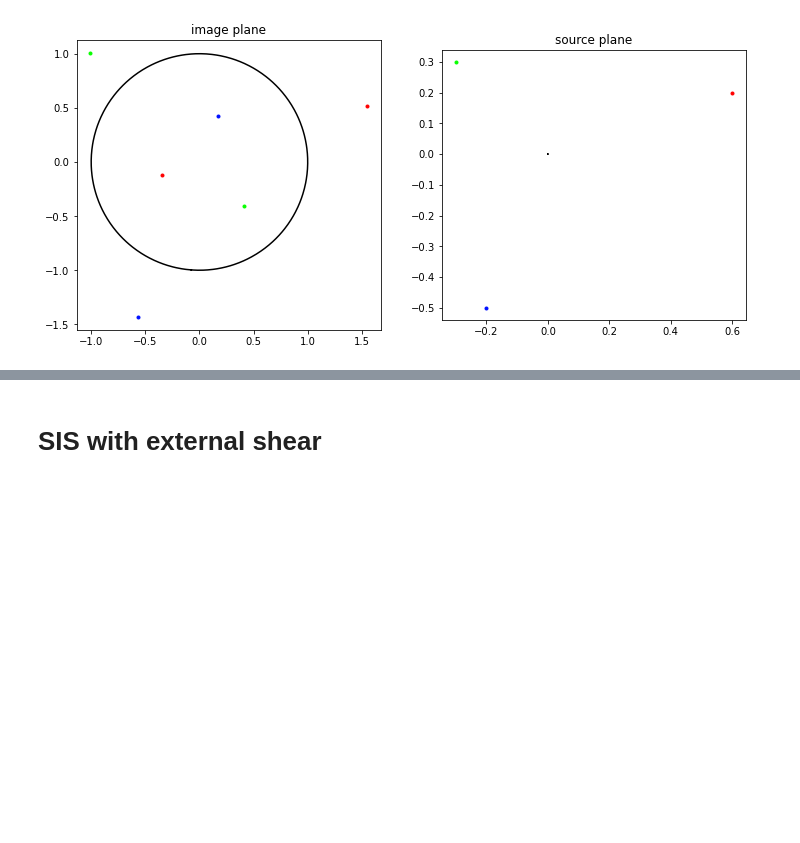
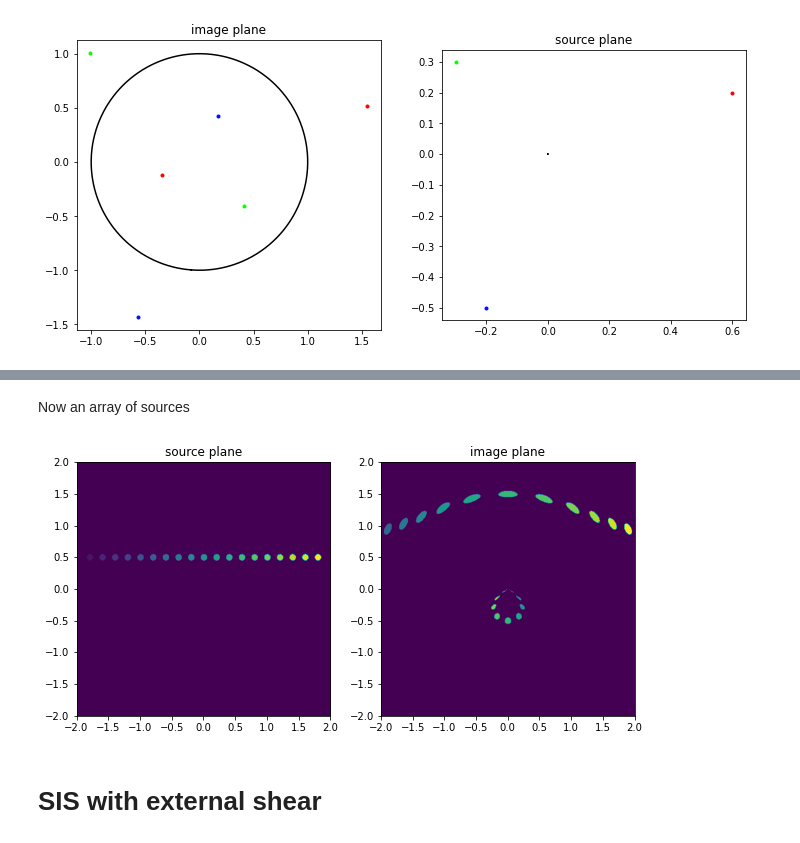
Before and after one commit to chuckkeeton/pygravlens, a Jupyter notebook: basic-examples.ipynb, the cells around one changed output, grey strips where cells are left out. Drawn from its saved outputs; the diff is of its cells as text; code cells hidden in the pictures; blank space fills up the shorter version.

```diff
--- a/basic-examples.ipynb
+++ b/basic-examples.ipynb
@@ -81,3 +97,22 @@ model.plot(src=[[0.6,0.2],[-0.3,0.3],[-0.2,-0.5]])
+# %% [markdown]
+Now an array of sources
+# %%
+lo = -2
+hi = 2
+npix = 500
+
+srcarr = [ [-1.8+0.2*i, 0.5, 0.05, i+1.0] for i in range(19) ]
+
+srcmap,imgmap = model.extendedimg(srcmode='disk',srcarr=srcarr,extent=[[lo,hi,npix],[lo,hi,npix]])
+
+f,ax = plt.subplots(1,2,figsize=(10,5))
+ax[0].imshow(srcmap,origin='lower',extent=[lo,hi,lo,hi])
+ax[0].set_title('source plane')
+ax[1].imshow(imgmap,origin='lower',extent=[lo,hi,lo,hi])
+ax[1].set_title('image plane')
+f.show()
+# %% [output]
+[figure, added]
 # %% [markdown]
 # SIS with external shear
 # %% [markdown]
```
Also changed, not shown: parts of 8 cells of this notebook, 1 other file.
